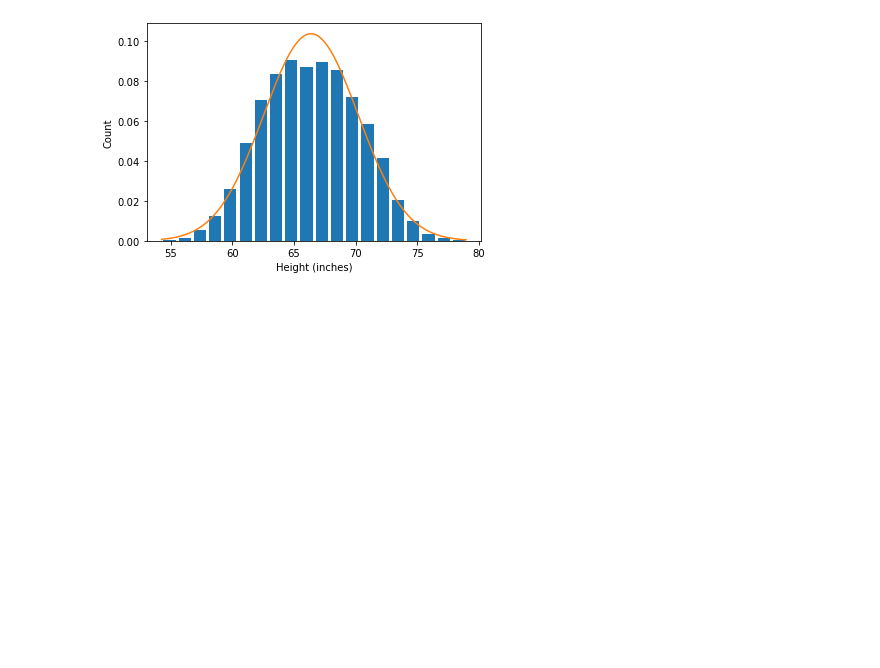
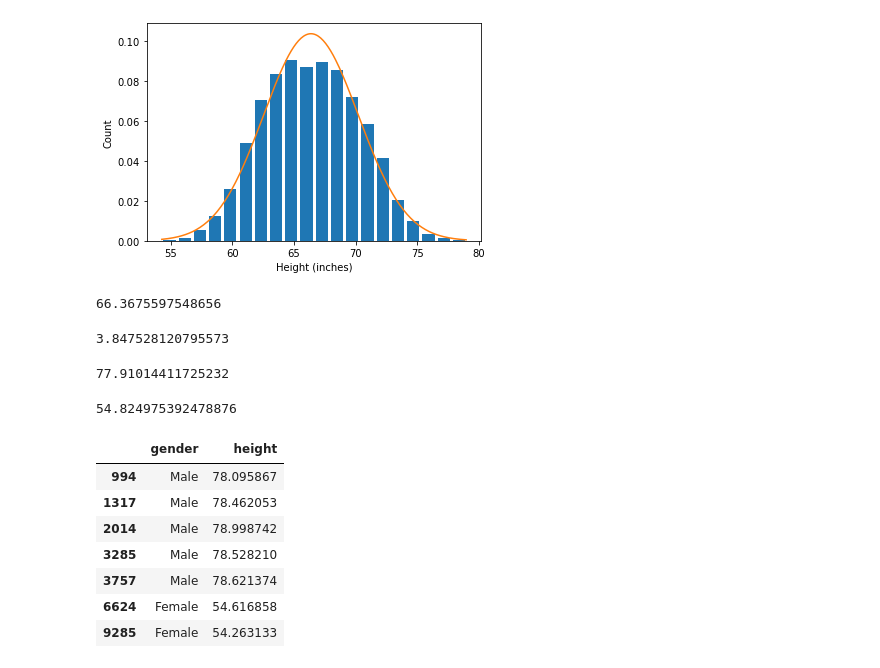
Before and after one commit to rhodapang/Python-Project, a Jupyter notebook: Data Science Feature Engineering by Python.ipynb, the cells around one changed output. Drawn from its saved outputs; the diff is of its cells as text; code cells hidden in the pictures; blank space fills up the shorter version.

```diff
--- a/Data Science Feature Engineering by Python.ipynb
+++ b/Data Science Feature Engineering by Python.ipynb
@@ -290,3 +278,33 @@ plt.plot(rng, norm.pdf(rng,df_height.height.mean(),df_height.height.std()))
 # %% [output]
 [<matplotlib.lines.Line2D at 0x...>]
 [figure]
+# %%
+df_height.height.mean()
+# %% [output]
+66.3675597548656
+# %%
+df_height.height.std()
+# %% [output]
+3.847528120795573
+# %%
+upper_limit = df_height.height.mean()+ 3*df_height.height.std()
+upper_limit
+# %% [output]
+77.91014411725232
+# %%
+lower_limit = df_height.height.mean() - 3* df_height.height.std()
+lower_limit
+# %% [output]
+54.824975392478876
+# %%
+# show the data point that within the upper_limit or lower_limit
+df_height[(df_height.height> upper_limit) | (df_height.height < lower_limit)]
+# %% [output]
+|  | gender | height |
+| 994 | Male | 78.095867 |
+| 1317 | Male | 78.462053 |
+| 2014 | Male | 78.998742 |
+| 3285 | Male | 78.528210 |
+| 3757 | Male | 78.621374 |
+| 6624 | Female | 54.616858 |
+| 9285 | Female | 54.263133 |
```
Also changed, not shown: parts of 1 cell of this notebook.
